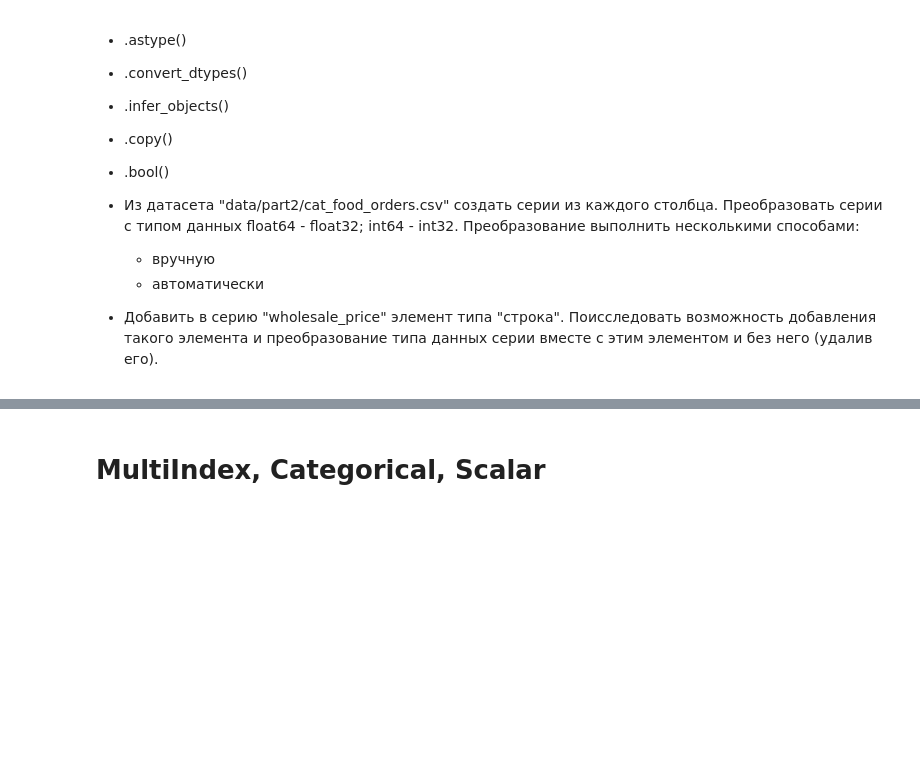
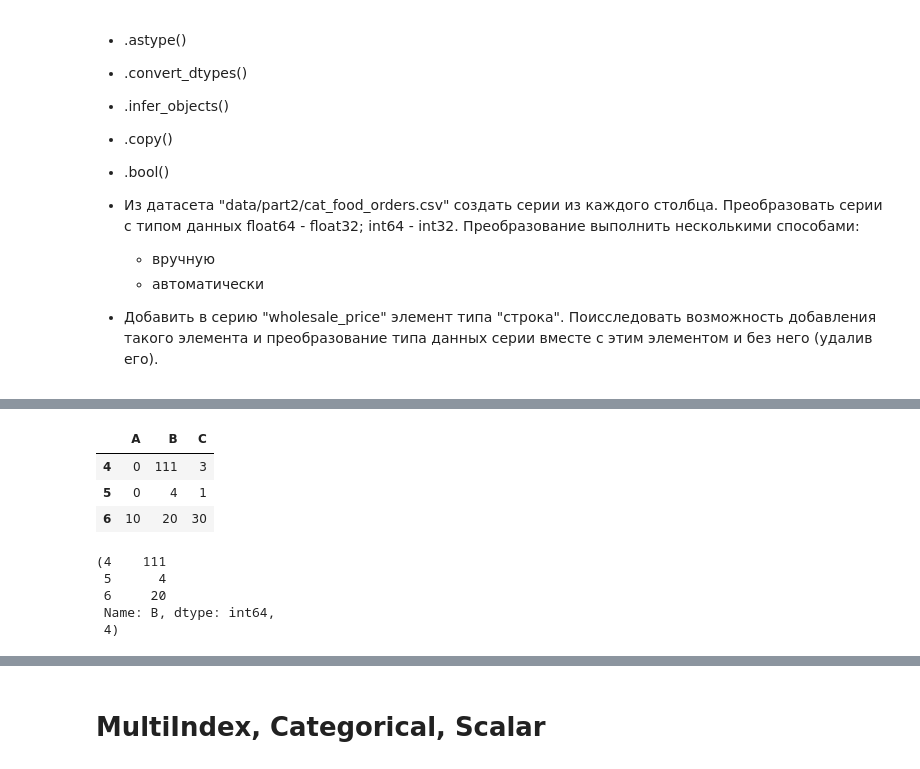
Before and after one commit to rgenius-ru/pandas_lessons, a Jupyter notebook: lessons/Pandas_for_Data_Engineering/part2_new.ipynb, the cells around one changed output, grey strips where cells are left out. Cells and saved outputs as stored; diff of their text form; code cells hidden in the pictures; blank space fills up the shorter version.

```diff
--- a/lessons/Pandas_for_Data_Engineering/part2_new.ipynb
+++ b/lessons/Pandas_for_Data_Engineering/part2_new.ipynb
@@ -382,0 +607,16 @@ True
+# %%
+df.at[4, 'B'] = 111
+df
+# %% [output]
+|  | A | B | C |
+| 4 | 0 | 111 | 3 |
+| 5 | 0 | 4 | 1 |
+| 6 | 10 | 20 | 30 |
+# %%
+df.B, df.B.at[5]
+# %% [output]
+(4    111
+ 5      4
+ 6     20
+ Name: B, dtype: int64,
+ 4)
```
Also changed, not shown: parts of 74 cells of this notebook.
